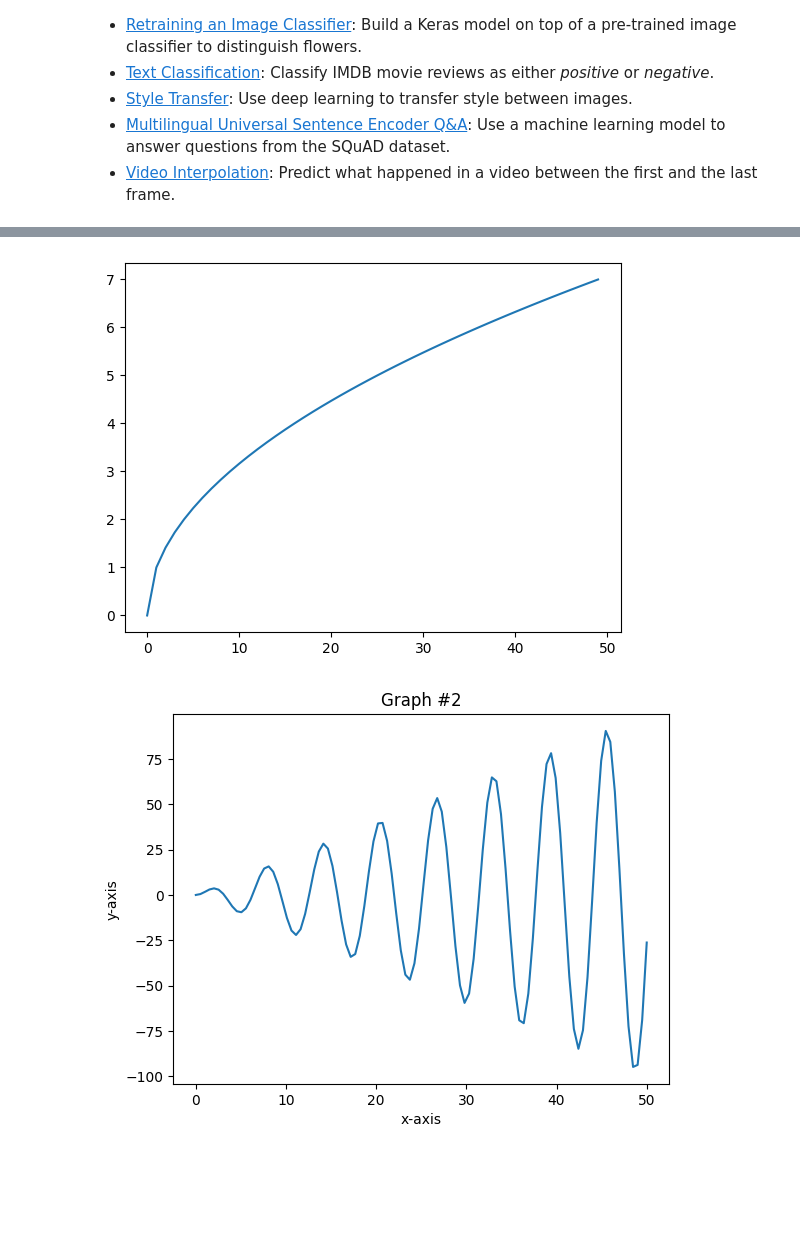
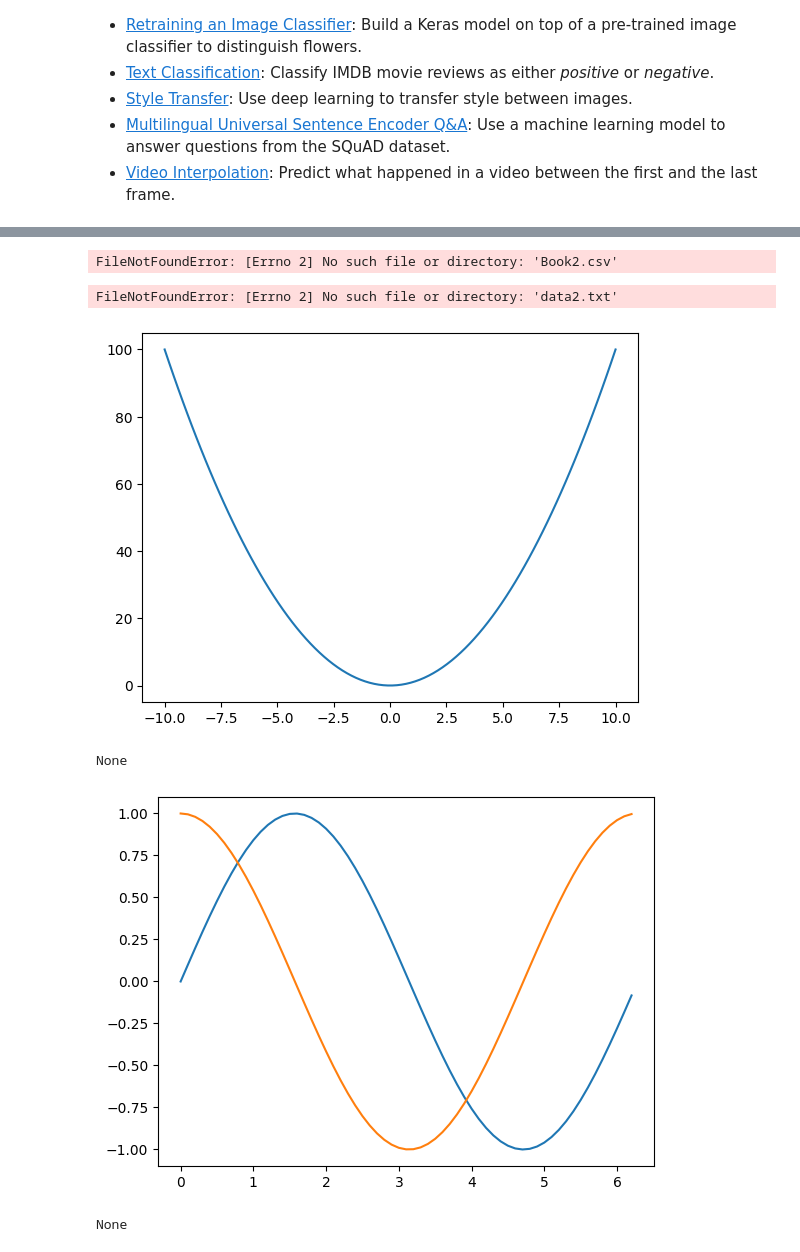
Before and after one commit to SophiaJoseph888/starter-programming-in-science-lab-2, a Jupyter notebook: Welcome_To_Colab.ipynb, the cells around one changed output, grey strips where cells are left out. Cells and saved outputs as stored; diff of their text form; code cells hidden in the pictures; blank space fills up the shorter version.

```diff
--- a/Welcome_To_Colab.ipynb
+++ b/Welcome_To_Colab.ipynb
@@ -191,3 +191,10 @@ These are a few of the notebooks related to Machine Learning, including Google's
 - [Style Transfer](https://tensorflow.org/hub/tutorials/tf2_arbitrary_image_stylization): Use deep learning to transfer style between images.
 - [Multilingual Universal Sentence Encoder Q&A](https://tensorflow.org/hub/tutorials/retrieval_with_tf_hub_universal_encoder_qa): Use a machine learning model to answer questions from the SQuAD dataset.
 - [Video Interpolation](https://tensorflow.org/hub/tutorials/tweening_conv3d): Predict what happened in a video between the first and the last frame.
+# %%
+import pandas as pd
+data={'x':['A', 'B', 'C', 'D', 'E'], 'y':[15,20,19,23,25]}
+df=pd.DataFrame(data)
+x=df['x']
+y=df['y']
+df.plot(x='x',y='y', kind='scatter')
@@ -194,29 +204,53 @@ These are a few of the notebooks related to Machine Learning, including Google's
+# %%
+# txt file
+import pandas as pd
+df=pd.read_csv('Book2.csv')
+df.plot(x='x',y='y', kind='bar')
+# %% [output]
+FileNotFoundError: [Errno 2] No such file or directory: 'Book2.csv'
+# %%
+# txt file
+import pandas as pd
+pd.read_csv('data2.txt')
+df.plot(x='x',y='y', kind='line', marker='o', title='working with .txt format file')
+# %% [output]
+FileNotFoundError: [Errno 2] No such file or directory: 'data2.txt'
 # %%
+import numpy as np
 import matplotlib.pyplot as plt
-import numpy as np
-# x in (a,b) with steps n=100
-a=0
-b=49
-n=50
-x=np.linspace(a,b,n)
-y=np.sqrt(x)
-plt.plot(x,y)
-plt.show ()
+
+# Function 1: Mathematical Curve using np.linspace()
+def plot_curve():
+    # x in (a,b) with steps n=100
+    a=-10
+    b=10
+    n=100
+    x=np.linspace(a,b,n)
+    y=x**2
+    plt.plot(x,y)
+    plt.show()
+print(plot_curve())
 # %% [output]
-[figure, old version]
+[figure, new version]
+None
 # %%
+import numpy as np
+import pandas as pd
 import matplotlib.pyplot as plt
-import numpy as np
-# x in (a,b) with steps n=100
-a=0
-b=50
-n=100
-x=np.linspace(a,b,n)
-y=2*x*np.sin(x)
-plt.title("Graph #2")
-plt.xlabel("x-axis")
-plt.ylabel("y-axis")
-plt.plot(x,y)
-plt.show ()
+
+# Function 2: Sine and Cosine using np.arange()
+def plot_trig_functions():
+    # x in (a,b) with steps n=100
+    a=0
+    b=2*np.pi-0.1
+    h=0.1
+    x=np.arange(a,b+h,h)
+    y1=np.sin(x)
+    y2=np.cos(x)
+    plt.plot(x,y1)
+    plt.plot(x,y2)
+    plt.show()
+print(plot_trig_functions())
 # %% [output]
-[figure, old version]
+[figure, new version]
+None
```
Also changed, not shown: parts of 5 cells of this notebook.
